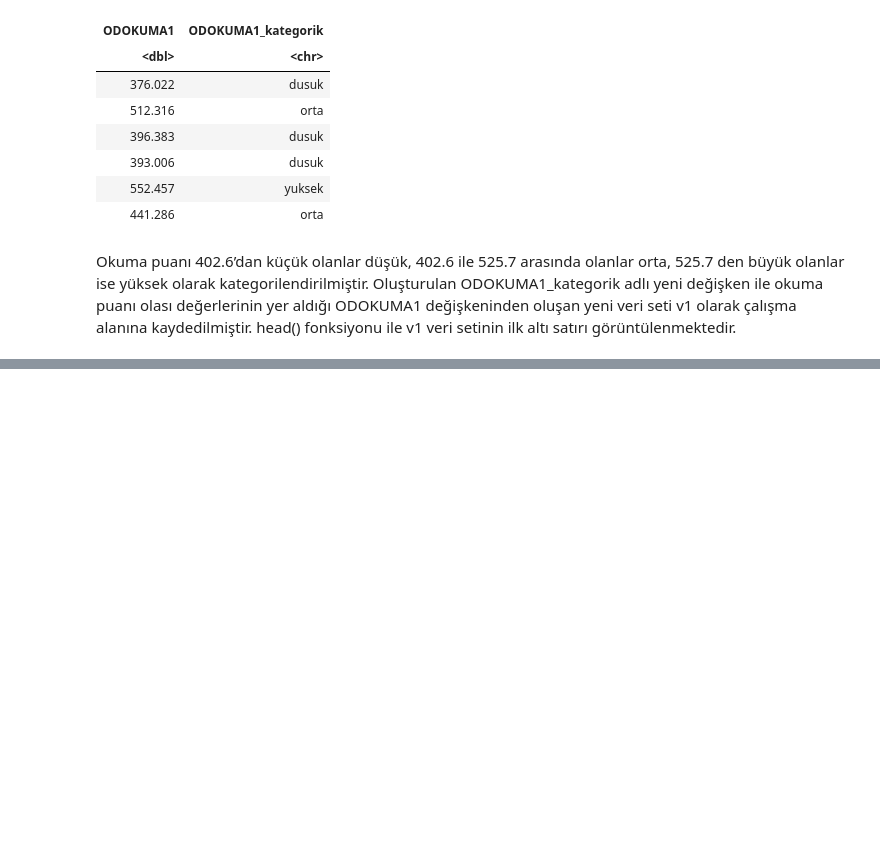
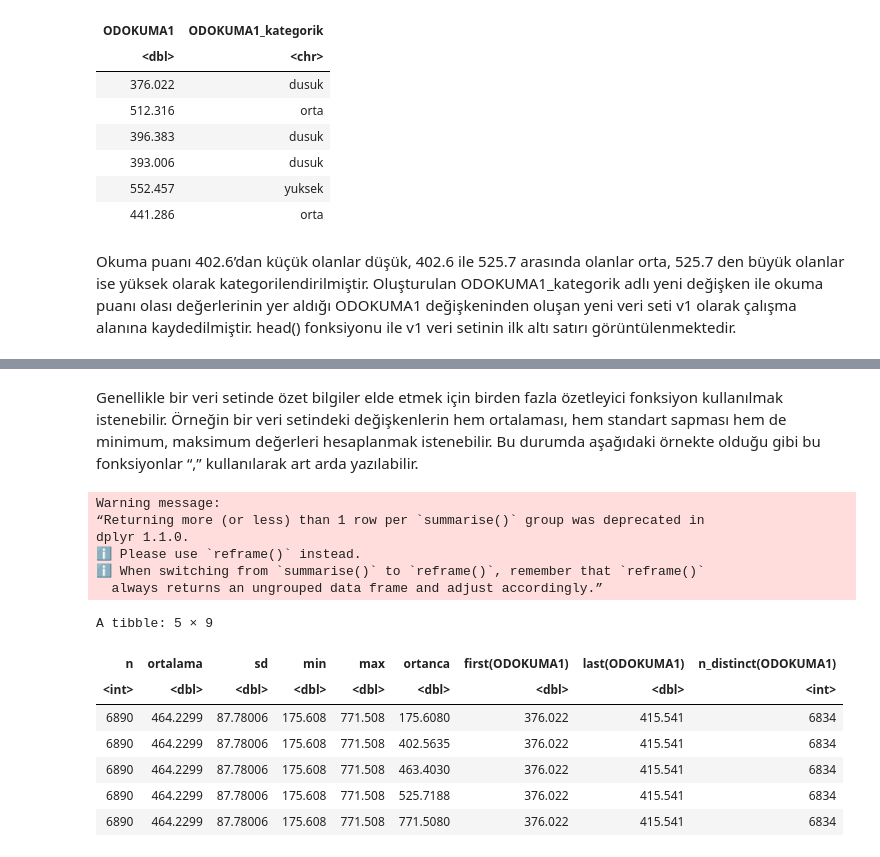
Before and after one commit to azem46/R_Colab_Handbook, a Jupyter notebook: R_Ders_12_Dplyr_Tekrar.ipynb, the cells around one changed output, grey strips where cells are left out. Drawn from its saved outputs; the diff is of its cells as text; code cells hidden in the pictures; blank space fills up the shorter version.

Commit message:
Colab kullanılarak oluşturuldu

```diff
--- a/R_Ders_12_Dplyr_Tekrar.ipynb
+++ b/R_Ders_12_Dplyr_Tekrar.ipynb
@@ -574,0 +670,29 @@ Okuma puanı 402.6’dan küçük olanlar düşük, 402.6 ile 525.7 arasında ol
+# %% [markdown]
+Genellikle bir veri setinde özet bilgiler elde etmek için birden fazla özetleyici fonksiyon kullanılmak istenebilir. Örneğin bir veri setindeki değişkenlerin hem ortalaması, hem standart sapması hem de minimum, maksimum değerleri hesaplanmak istenebilir. Bu durumda aşağıdaki örnekte olduğu gibi bu fonksiyonlar “,” kullanılarak art arda yazılabilir.
+# %%
+midiPISA %>%
+  summarise(n = n(),
+            ortalama=mean(ODOKUMA1),
+            sd=sd(ODOKUMA1),
+            min=min(ODOKUMA1),
+            max=max(ODOKUMA1),
+            ortanca=quantile(ODOKUMA1),
+            first(ODOKUMA1),
+            last(ODOKUMA1),
+            n_distinct(ODOKUMA1)
+            )
+# %% [output]
+Warning message:
+“Returning more (or less) than 1 row per `summarise()` group was deprecated in
+dplyr 1.1.0.
+ℹ Please use `reframe()` instead.
+ℹ When switching from `summarise()` to `reframe()`, remember that `reframe()`
+  always returns an ungrouped data frame and adjust accordingly.”
+A tibble: 5 × 9
+| n | ortalama | sd | min | max | ortanca | first(ODOKUMA1) | last(ODOKUMA1) | n_distinct(ODOKUMA1) |
+| <int> | <dbl> | <dbl> | <dbl> | <dbl> | <dbl> | <dbl> | <dbl> | <int> |
+| 6890 | 464.2299 | 87.78006 | 175.608 | 771.508 | 175.6080 | 376.022 | 415.541 | 6834 |
+| 6890 | 464.2299 | 87.78006 | 175.608 | 771.508 | 402.5635 | 376.022 | 415.541 | 6834 |
+| 6890 | 464.2299 | 87.78006 | 175.608 | 771.508 | 463.4030 | 376.022 | 415.541 | 6834 |
+| 6890 | 464.2299 | 87.78006 | 175.608 | 771.508 | 525.7188 | 376.022 | 415.541 | 6834 |
+| 6890 | 464.2299 | 87.78006 | 175.608 | 771.508 | 771.5080 | 376.022 | 415.541 | 6834 |
```
Also changed, not shown: parts of 94 cells of this notebook.
